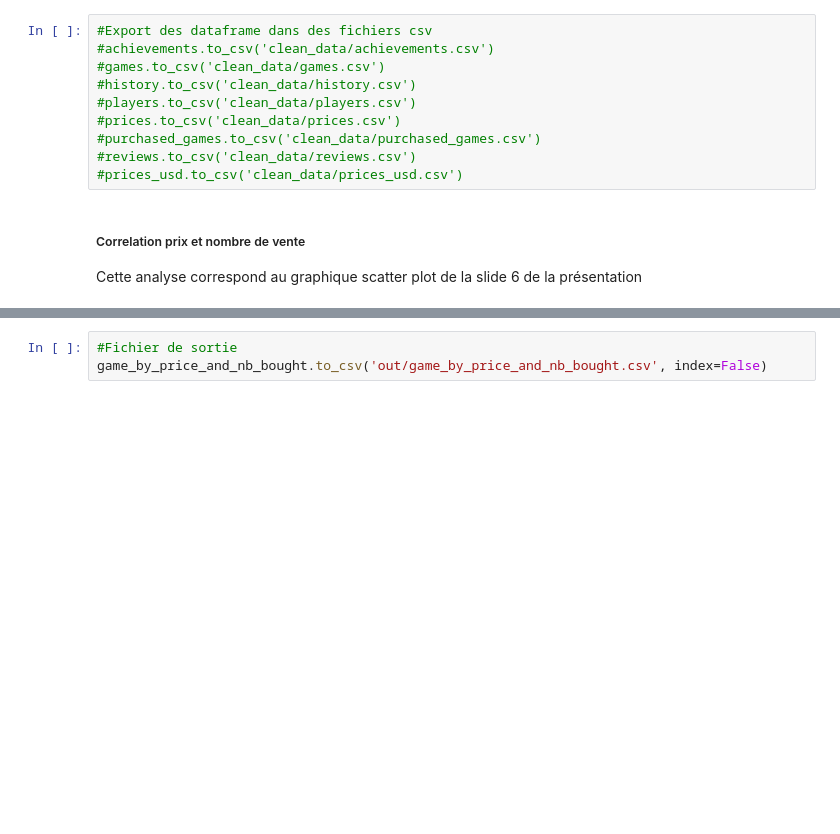
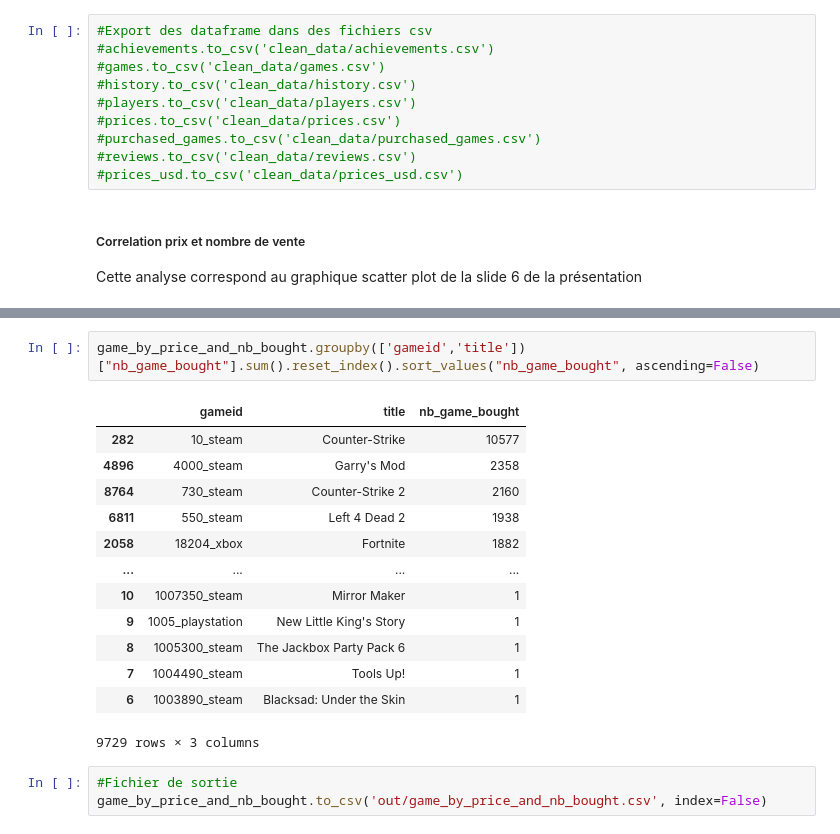
Before and after one commit to isanyams/projet-jeux-video, a Jupyter notebook: projet_jeux_videos_final_ndeye.ipynb, the cells around one changed output, grey strips where cells are left out. Saved outputs shown, nothing was run; the diff lists cells and outputs as text; blank space fills up the shorter version.

```diff
--- a/projet_jeux_videos_final_ndeye.ipynb
+++ b/projet_jeux_videos_final_ndeye.ipynb
@@ -591,3 +600,19 @@ game_by_price_and_nb_bought
+# %%
+game_by_price_and_nb_bought.groupby(['gameid','title'])["nb_game_bought"].sum().reset_index().sort_values("nb_game_bought", ascending=False)
+# %% [output]
+|  | gameid | title | nb_game_bought |
+| 282 | 10_steam | Counter-Strike | 10577 |
+| 4896 | 4000_steam | Garry's Mod | 2358 |
+| 8764 | 730_steam | Counter-Strike 2 | 2160 |
+| 6811 | 550_steam | Left 4 Dead 2 | 1938 |
+| 2058 | 18204_xbox | Fortnite | 1882 |
+| ... | ... | ... | ... |
+| 10 | 1007350_steam | Mirror Maker | 1 |
+| 9 | 1005_playstation | New Little King's Story | 1 |
+| 8 | 1005300_steam | The Jackbox Party Pack 6 | 1 |
+| 7 | 1004490_steam | Tools Up! | 1 |
+| 6 | 1003890_steam | Blacksad: Under the Skin | 1 |
+9729 rows × 3 columns
 # %%
 #Fichier de sortie
 game_by_price_and_nb_bought.to_csv('out/game_by_price_and_nb_bought.csv', index=False)
```
Also changed, not shown: parts of 2 cells of this notebook, 2 other files.
